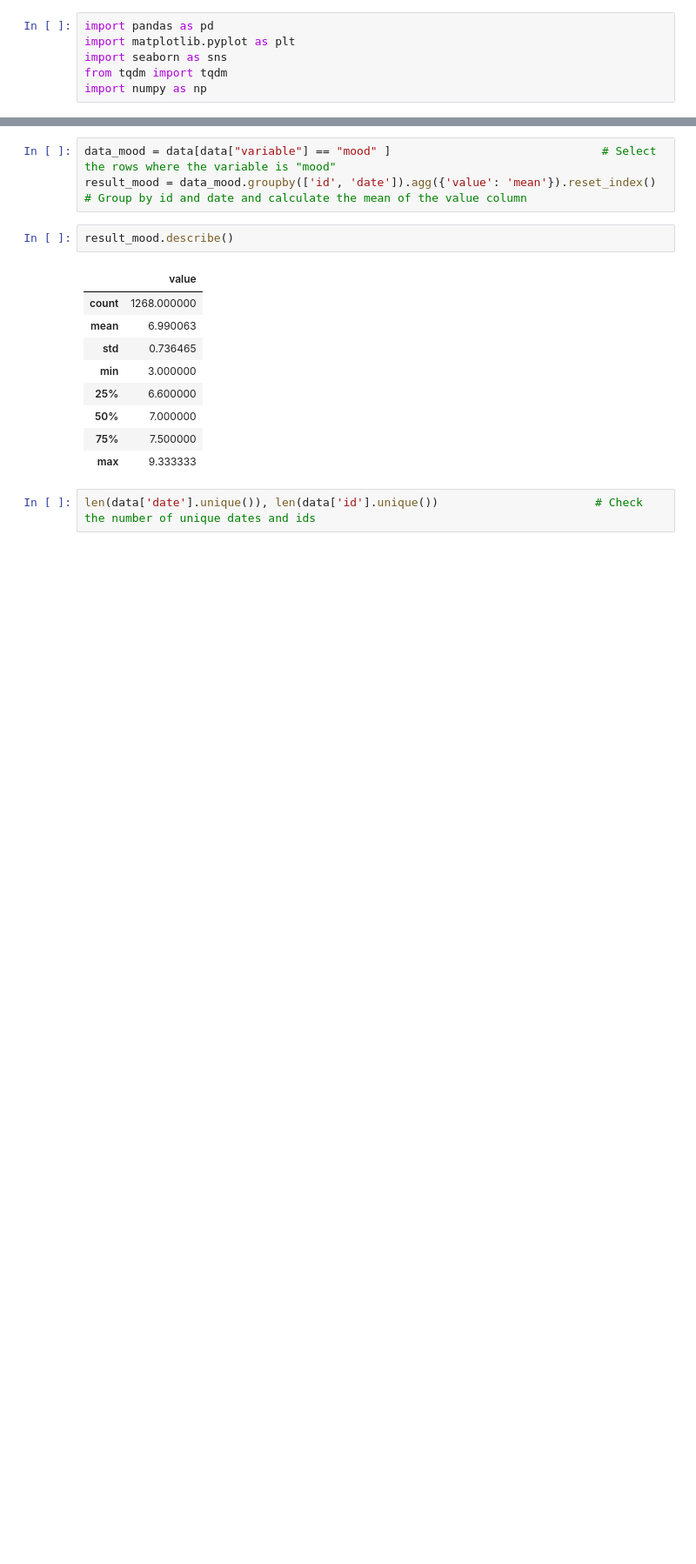
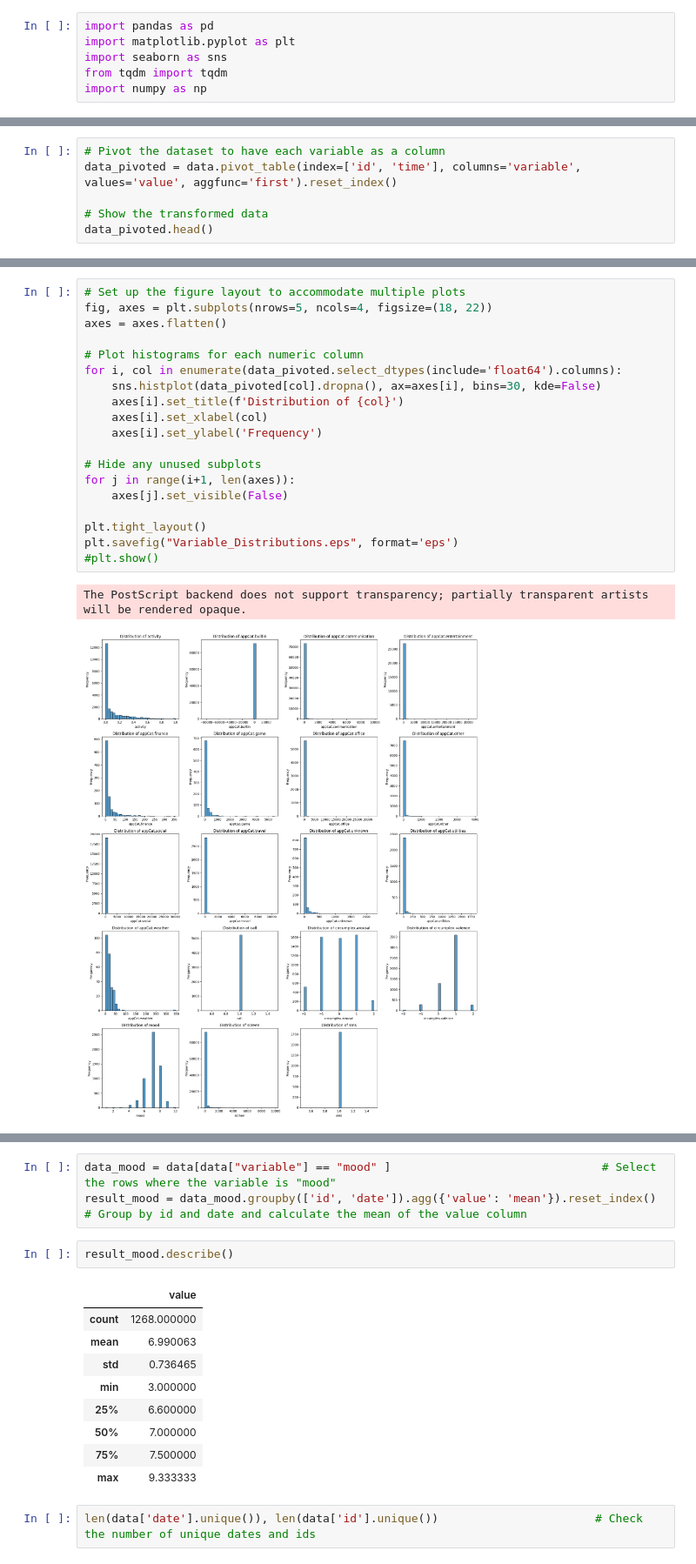
Before and after one commit to gajera-divya/Data-Mining-Techniques, a Jupyter notebook: Assignment1.ipynb, the cells around one changed output, grey strips where cells are left out. Shown at 87% size. Saved outputs shown, nothing was run; the diff lists cells and outputs as text; blank space fills up the shorter version.

```diff
--- a/Assignment1.ipynb
+++ b/Assignment1.ipynb
@@ -26,0 +19,6 @@ data.tail()
+# %%
+# Pivot the dataset to have each variable as a column
+data_pivoted = data.pivot_table(index=['id', 'time'], columns='variable', values='value', aggfunc='first').reset_index()
+
+# Show the transformed data
+data_pivoted.head()
@@ -26,0 +89,22 @@ data.tail()
+# %%
+# Set up the figure layout to accommodate multiple plots
+fig, axes = plt.subplots(nrows=5, ncols=4, figsize=(18, 22))
+axes = axes.flatten()
+
+# Plot histograms for each numeric column
+for i, col in enumerate(data_pivoted.select_dtypes(include='float64').columns):
+    sns.histplot(data_pivoted[col].dropna(), ax=axes[i], bins=30, kde=False)
+    axes[i].set_title(f'Distribution of {col}')
+    axes[i].set_xlabel(col)
+    axes[i].set_ylabel('Frequency')
+
+# Hide any unused subplots
+for j in range(i+1, len(axes)):
+    axes[j].set_visible(False)
+
+plt.tight_layout()
+plt.savefig("Variable_Distributions.eps", format='eps')
+#plt.show()
+# %% [output]
+The PostScript backend does not support transparency; partially transparent artists will be rendered opaque.
+[figure, added]
```
Also changed, not shown: parts of 19 cells of this notebook.
